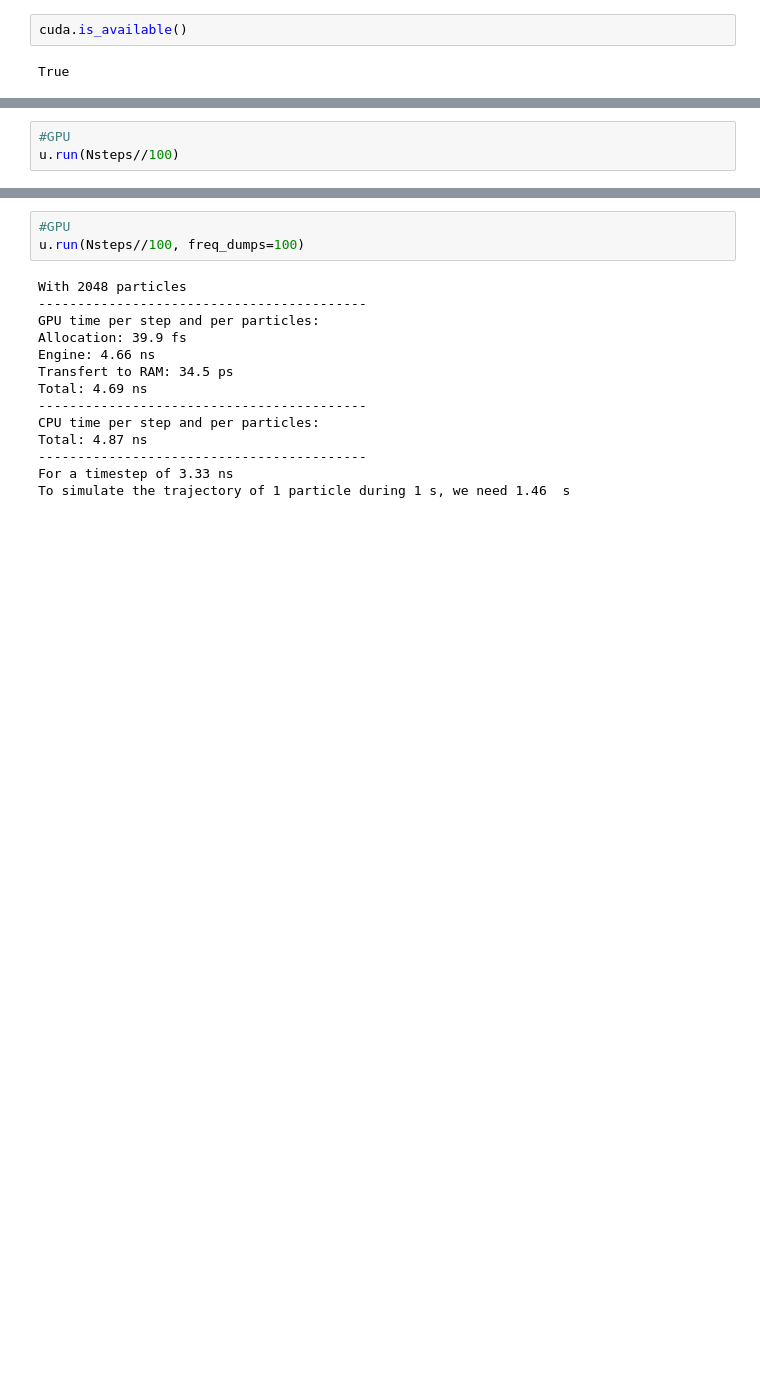
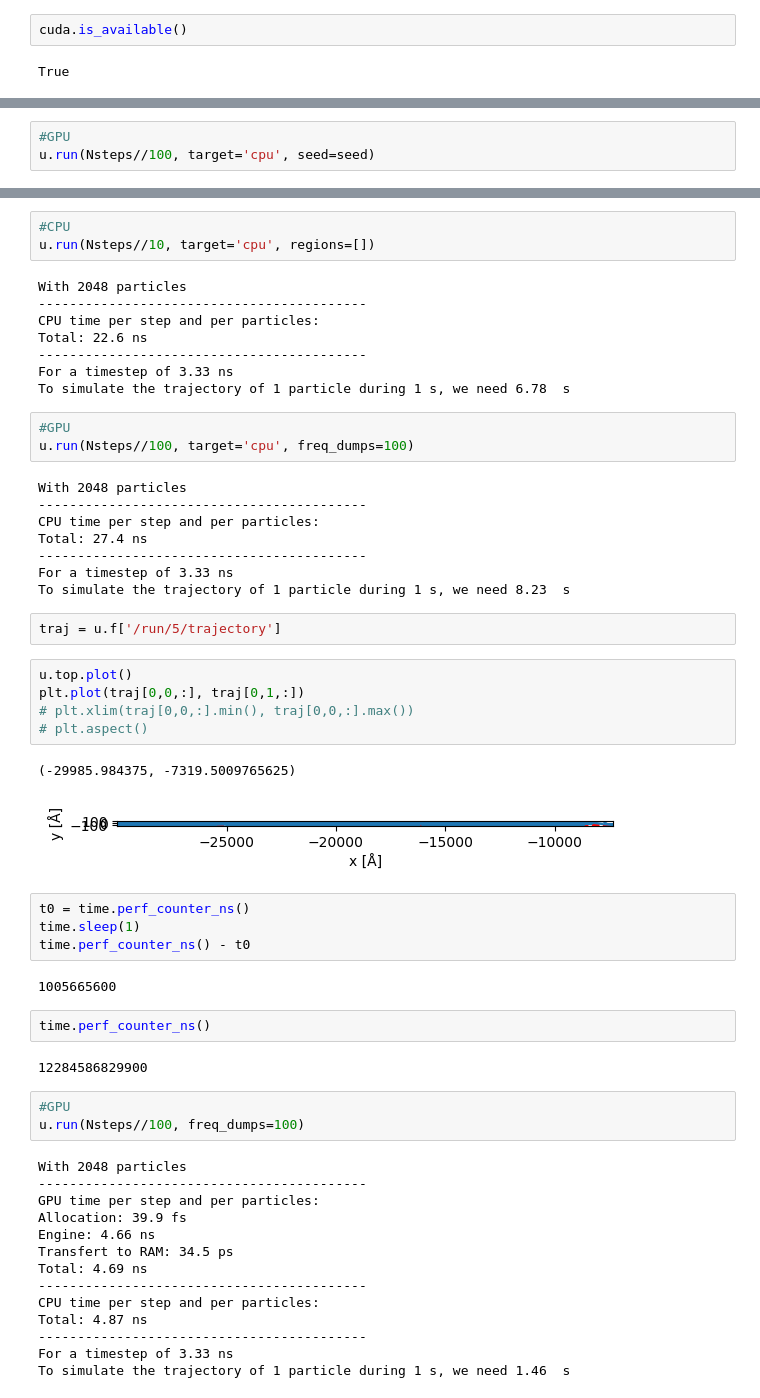
Before and after one commit to gmonet/brownpy, a Jupyter notebook: example/6_cpu_test.ipynb, the cells around one changed output, grey strips where cells are left out. Drawn from its saved outputs; the diff is of its cells as text; blank space fills up the shorter version.

```diff
--- a/example/6_cpu_test.ipynb
+++ b/example/6_cpu_test.ipynb
@@ -167,6 +169,6 @@ Number of steps : 3.00e+07 = 100 ms
 # %%
 #GPU
-u.run(Nsteps//100)
+u.run(Nsteps//100, target='cpu', seed=seed)
 # %% [output]
 With 2048 particles
 ------------------------------------------
@@ -184,3 +224,45 @@ To simulate the trajectory of 1 particle during 1 s, we need 1.48  s
+# %%
+#CPU
+u.run(Nsteps//10, target='cpu', regions=[])
+# %% [output]
+With 2048 particles
+------------------------------------------
+CPU time per step and per particles:
+Total: 22.6 ns
+------------------------------------------
+For a timestep of 3.33 ns
+To simulate the trajectory of 1 particle during 1 s, we need 6.78  s
+# %%
+#GPU
+u.run(Nsteps//100, target='cpu', freq_dumps=100)
+# %% [output]
+With 2048 particles
+------------------------------------------
+CPU time per step and per particles:
+Total: 27.4 ns
+------------------------------------------
+For a timestep of 3.33 ns
+To simulate the trajectory of 1 particle during 1 s, we need 8.23  s
+# %%
+traj = u.f['/run/5/trajectory']
+# %%
+u.top.plot()
+plt.plot(traj[0,0,:], traj[0,1,:])
+# plt.xlim(traj[0,0,:].min(), traj[0,0,:].max())
+# plt.aspect()
+# %% [output]
+(-29985.984375, -7319.5009765625)
+[figure, added]
+# %%
+t0 = time.perf_counter_ns()
+time.sleep(1)
+time.perf_counter_ns() - t0
+# %% [output]
+1005665600
+# %%
+time.perf_counter_ns()
+# %% [output]
+12284586829900
 # %%
 #GPU
 u.run(Nsteps//100, freq_dumps=100)
```
Also changed, not shown: parts of 20 cells of this notebook, 7 other files.
